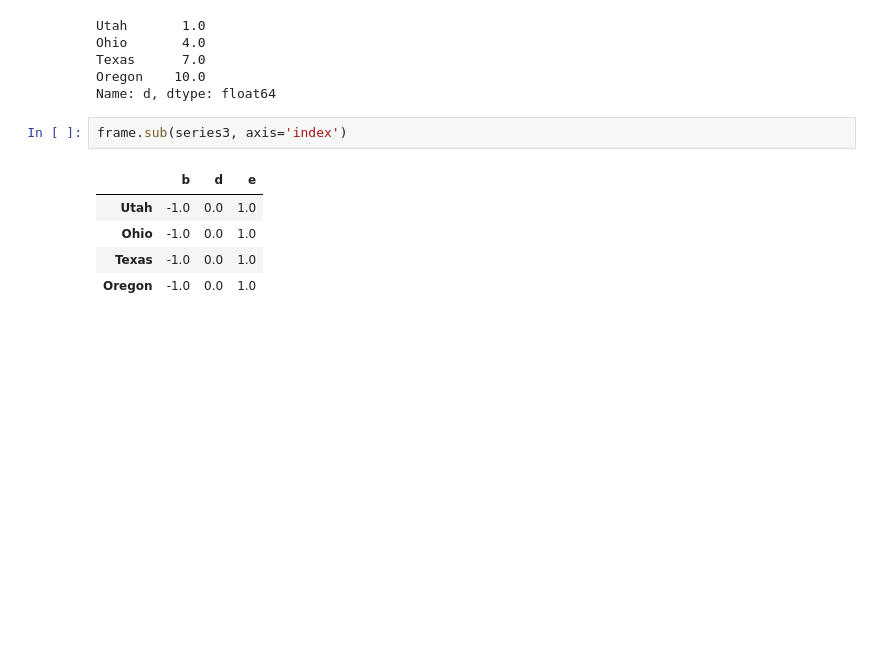
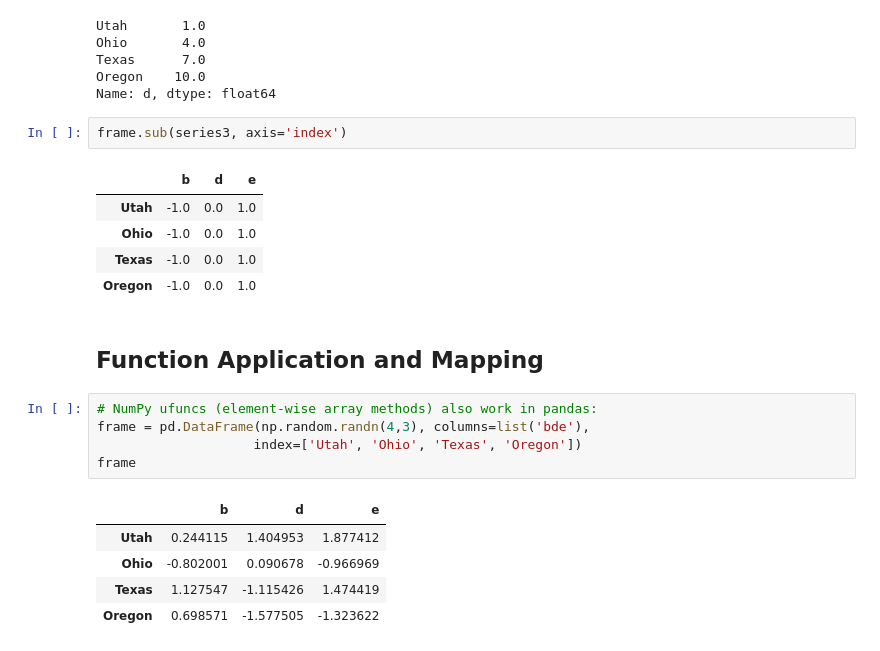
Before and after one commit to allaccountstaken/sandbox, a Jupyter notebook: PandasDrill.ipynb, the cells around one changed output. Drawn from its saved outputs; the diff is of its cells as text; blank space fills up the shorter version.

```diff
--- a/PandasDrill.ipynb
+++ b/PandasDrill.ipynb
@@ -1000,3 +1000,16 @@ frame.sub(series3, axis='index')
 | Ohio | -1.0 | 0.0 | 1.0 |
 | Texas | -1.0 | 0.0 | 1.0 |
 | Oregon | -1.0 | 0.0 | 1.0 |
+# %% [markdown]
+## Function Application and Mapping
+# %%
+# NumPy ufuncs (element-wise array methods) also work in pandas:
+frame = pd.DataFrame(np.random.randn(4,3), columns=list('bde'),
+                    index=['Utah', 'Ohio', 'Texas', 'Oregon'])
+frame
+# %% [output]
+|  | b | d | e |
+| Utah | 0.244115 | 1.404953 | 1.877412 |
+| Ohio | -0.802001 | 0.090678 | -0.966969 |
+| Texas | 1.127547 | -1.115426 | 1.474419 |
+| Oregon | 0.698571 | -1.577505 | -1.323622 |
```
Also changed, not shown: parts of 15 cells of this notebook.
